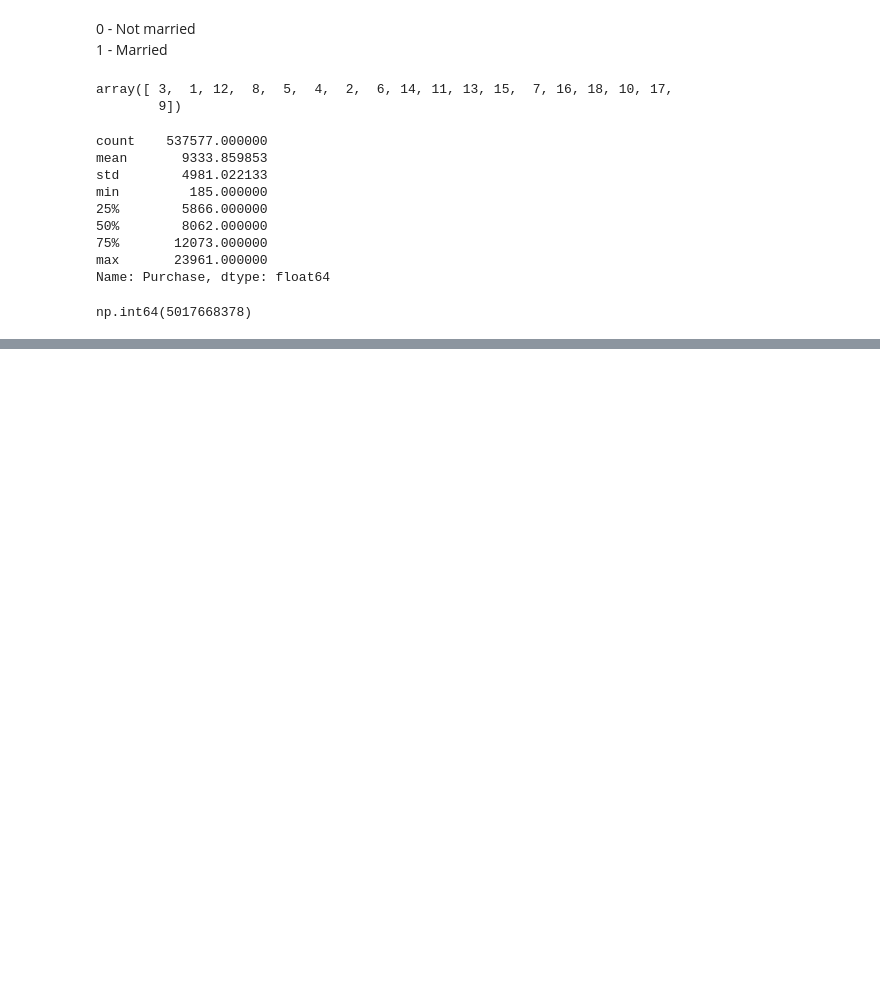
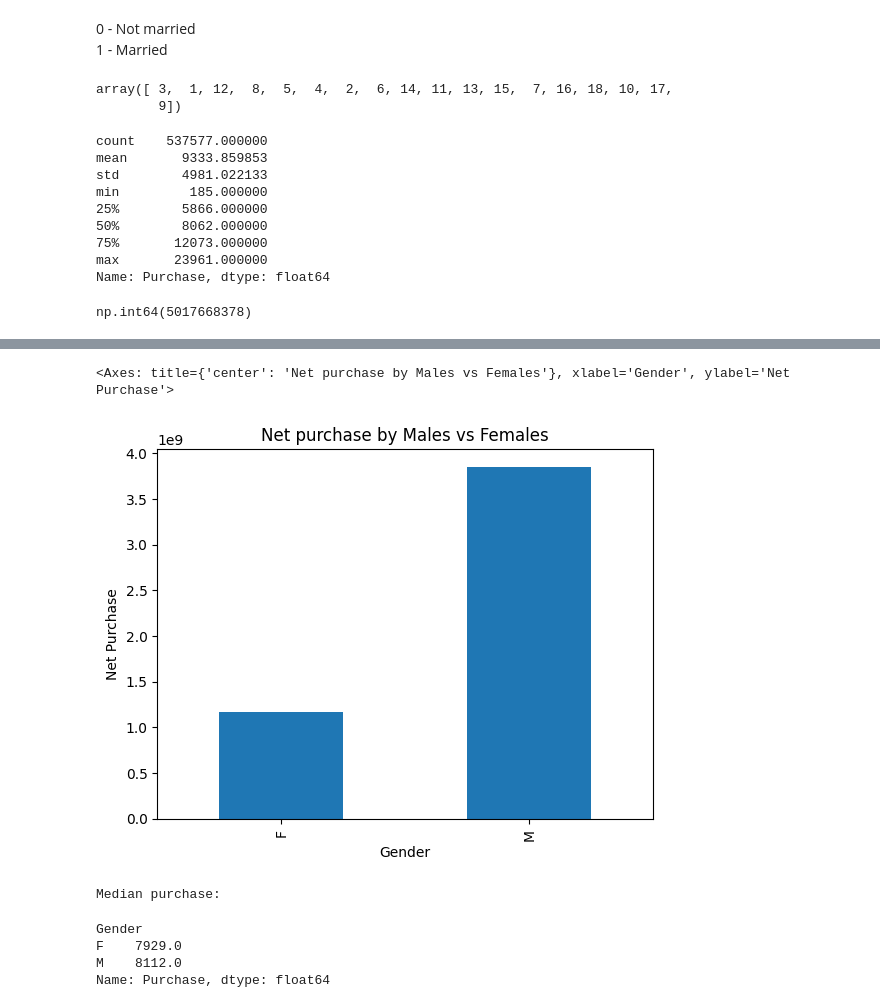
Before and after one commit to rishikeshpaulcode/Black-Friday-Sales-Analysis, a Jupyter notebook: black-friday-sales-analysis.ipynb, the cells around one changed output, grey strips where cells are left out. Cells and saved outputs as stored; diff of their text form; code cells hidden in the pictures; blank space fills up the shorter version.

```diff
--- a/black-friday-sales-analysis.ipynb
+++ b/black-friday-sales-analysis.ipynb
@@ -191,0 +231,17 @@ np.int64(5017668378)
+# %%
+df_gender['Purchase'].sum().plot(kind='bar',
+                                 xlabel='Gender',
+                                 ylabel='Net Purchase',
+                                 title='Net purchase by Males vs Females')
+# %% [output]
+<Axes: title={'center': 'Net purchase by Males vs Females'}, xlabel='Gender', ylabel='Net Purchase'>
+[figure, added]
+# %%
+print('Median purchase:')
+df_gender['Purchase'].median()
+# %% [output]
+Median purchase:
+Gender
+F    7929.0
+M    8112.0
+Name: Purchase, dtype: float64
```
Also changed, not shown: parts of 9 cells of this notebook.
